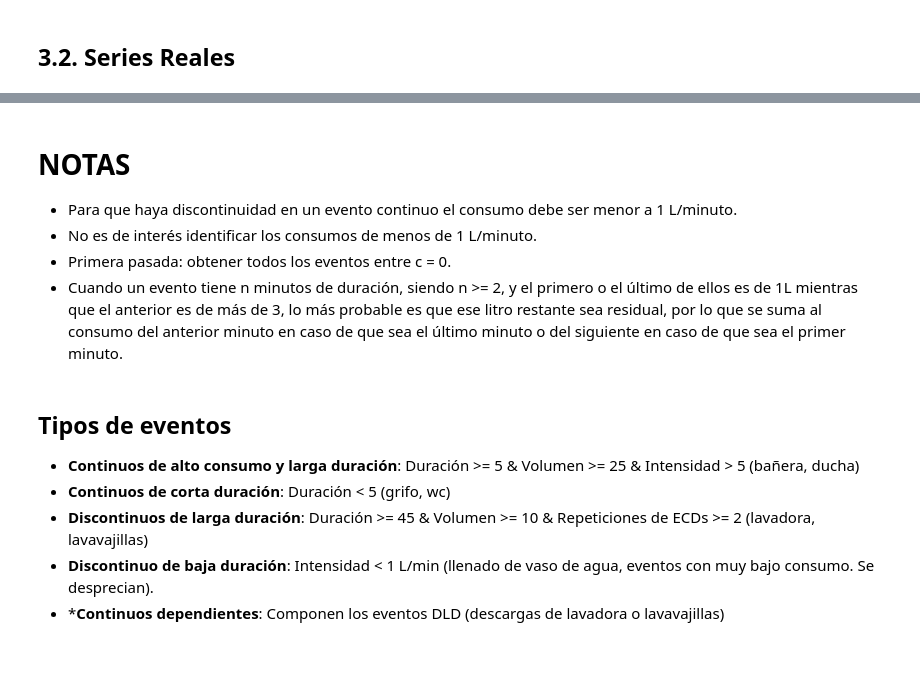
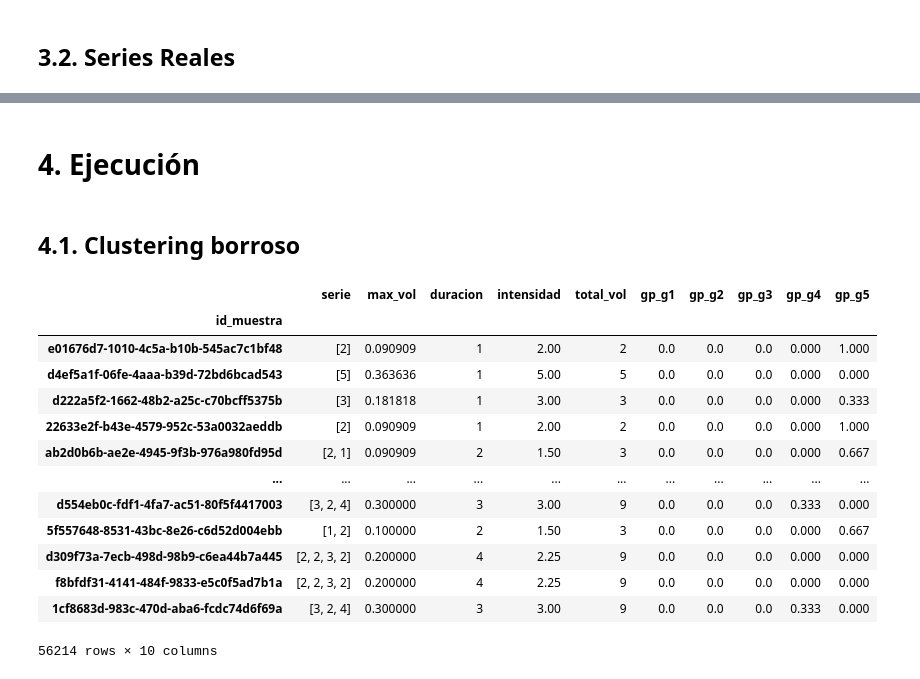
Before and after one commit to IagoGarciaSuarez/MUII_TFM, a Jupyter notebook: src/TFM.ipynb, the cells around one changed output, grey strips where cells are left out. Drawn from its saved outputs; the diff is of its cells as text; code cells hidden in the pictures.

```diff
--- a/src/TFM.ipynb
+++ b/src/TFM.ipynb
@@ -712,7 +411,7 @@ class ConjuntoBorroso():
 class MaxVolConjunto(ConjuntoBorroso):
 
   def fun_pert_bajo(self, valor: float | int) -> float:
-    a = 0.2
+    a = 0.1
     b = 0.4
 
     if valor <= a:
@@ -923,7 +622,8 @@ class Muestra():
         "gp_g1": self.grados_pertenencia[0],
         "gp_g2": self.grados_pertenencia[1],
         "gp_g3": self.grados_pertenencia[2],
-        "gp_g4": self.grados_pertenencia[3]
+        "gp_g4": self.grados_pertenencia[3],
+        "gp_g5": self.grados_pertenencia[4]
     }
 # %%
 class FuzzyClusteringEventos():
@@ -938,18 +638,24 @@ class FuzzyClusteringEventos():
         TotalVolConjunto().calcular_grados_pertenencia(muestra.total_vol)['c3']
     ]
     grados_pertenencia_g2 = [
+        MaxVolConjunto().calcular_grados_pertenencia(muestra.max_vol)['c3'],
+        DuracionConjunto().calcular_grados_pertenencia(muestra.duracion)['c1'],
+        IntensidadConjunto().calcular_grados_pertenencia(muestra.intensidad)['c2'],
+        TotalVolConjunto().calcular_grados_pertenencia(muestra.total_vol)['c2']
+    ]
+    grados_pertenencia_g3 = [
         MaxVolConjunto().calcular_grados_pertenencia(muestra.max_vol)['c2'],
         DuracionConjunto().calcular_grados_pertenencia(muestra.duracion)['c1'],
         IntensidadConjunto().calcular_grados_pertenencia(muestra.intensidad)['c3'],
         TotalVolConjunto().calcular_grados_pertenencia(muestra.total_vol)['c2']
     ]
-    grados_pertenencia_g3 = [
+    grados_pertenencia_g4 = [
         MaxVolConjunto().calcular_grados_pertenencia(muestra.max_vol)['c1'],
         DuracionConjunto().calcular_grados_pertenencia(muestra.duracion)['c1'],
         IntensidadConjunto().calcular_grados_pertenencia(muestra.intensidad)['c2'],
         TotalVolConjunto().calcular_grados_pertenencia(muestra.total_vol)['c2']
     ]
-    grados_pertenencia_g4 = [
+    grados_pertenencia_g5 = [
         MaxVolConjunto().calcular_grados_pertenencia(muestra.max_vol)['c1'],
         DuracionConjunto().calcular_grados_pertenencia(muestra.duracion)['c1'],
         IntensidadConjunto().calcular_grados_pertenencia(muestra.intensidad)['c1'],
@@ -959,7 +665,8 @@ class FuzzyClusteringEventos():
         min(grados_pertenencia_g1),
         min(grados_pertenencia_g2),
         min(grados_pertenencia_g3),
-        min(grados_pertenencia_g4)
+        min(grados_pertenencia_g4),
+        min(grados_pertenencia_g5)
     ]
 
   def fit(self, lista_eventos: list[Evento]):
@@ -1066,15 +787,24 @@ visualizar_serie_temporal(serie_real, f'Serie Real', 'Tiempo (minutos)', 'Consum
-# %% [markdown]
-# NOTAS
-
-- Para que haya discontinuidad en un evento continuo el consumo debe ser menor a 1 L/minuto.
-- No es de interés identificar los consumos de menos de 1 L/minuto.
-- Primera pasada: obtener todos los eventos entre c = 0.
-- Cuando un evento tiene n minutos de duración, siendo n >= 2, y el primero o el último de ellos es de 1L mientras que el anterior es de más de 3, lo más probable es que ese litro restante sea residual, por lo que se suma al consumo del anterior minuto en caso de que sea el último minuto o del siguiente en caso de que sea el primer minuto.
-# %% [markdown]
-## Tipos de eventos
-
-- **Continuos de alto consumo y larga duración**: Duración >= 5 & Volumen >= 25 & Intensidad > 5 (bañera, ducha)
-- **Continuos de corta duración**: Duración < 5 (grifo, wc)
-- **Discontinuos de larga duración**: Duración >= 45 & Volumen >= 10 & Repeticiones de ECDs >= 2 (lavadora, lavavajillas)
-- **Discontinuo de baja duración**: Intensidad < 1 L/min (llenado de vaso de agua, eventos con muy bajo consumo. Se desprecian).
-- ***Continuos dependientes**: Componen los eventos DLD (descargas de lavadora o lavavajillas)
+# %% [markdown]
+# 4. Ejecución
+# %% [markdown]
+## 4.1. Clustering borroso
+# %%
+fce = FuzzyClusteringEventos()
+fce.fit(consumos_simulados.obtener_eventos())
+df_clusteres = fce.obtener_dataset_resultados()
+df_clusteres
+# %% [output]
+|  | serie | max_vol | duracion | intensidad | total_vol | gp_g1 | gp_g2 | gp_g3 | gp_g4 | gp_g5 |
+| id_muestra |  |  |  |  |  |  |  |  |  |  |
+| e01676d7-1010-4c5a-b10b-545ac7c1bf48 | [2] | 0.090909 | 1 | 2.00 | 2 | 0.0 | 0.0 | 0.0 | 0.000 | 1.000 |
+| d4ef5a1f-06fe-4aaa-b39d-72bd6bcad543 | [5] | 0.363636 | 1 | 5.00 | 5 | 0.0 | 0.0 | 0.0 | 0.000 | 0.000 |
+| d222a5f2-1662-48b2-a25c-c70bcff5375b | [3] | 0.181818 | 1 | 3.00 | 3 | 0.0 | 0.0 | 0.0 | 0.000 | 0.333 |
+| 22633e2f-b43e-4579-952c-53a0032aeddb | [2] | 0.090909 | 1 | 2.00 | 2 | 0.0 | 0.0 | 0.0 | 0.000 | 1.000 |
+| ab2d0b6b-ae2e-4945-9f3b-976a980fd95d | [2, 1] | 0.090909 | 2 | 1.50 | 3 | 0.0 | 0.0 | 0.0 | 0.000 | 0.667 |
+| ... | ... | ... | ... | ... | ... | ... | ... | ... | ... | ... |
+| d554eb0c-fdf1-4fa7-ac51-80f5f4417003 | [3, 2, 4] | 0.300000 | 3 | 3.00 | 9 | 0.0 | 0.0 | 0.0 | 0.333 | 0.000 |
+| 5f557648-8531-43bc-8e26-c6d52d004ebb | [1, 2] | 0.100000 | 2 | 1.50 | 3 | 0.0 | 0.0 | 0.0 | 0.000 | 0.667 |
+| d309f73a-7ecb-498d-98b9-c6ea44b7a445 | [2, 2, 3, 2] | 0.200000 | 4 | 2.25 | 9 | 0.0 | 0.0 | 0.0 | 0.000 | 0.000 |
+| f8bfdf31-4141-484f-9833-e5c0f5ad7b1a | [2, 2, 3, 2] | 0.200000 | 4 | 2.25 | 9 | 0.0 | 0.0 | 0.0 | 0.000 | 0.000 |
+| 1cf8683d-983c-470d-aba6-fcdc74d6f69a | [3, 2, 4] | 0.300000 | 3 | 3.00 | 9 | 0.0 | 0.0 | 0.0 | 0.333 | 0.000 |
+56214 rows × 10 columns
```
Also changed, not shown: parts of 65 cells of this notebook.
